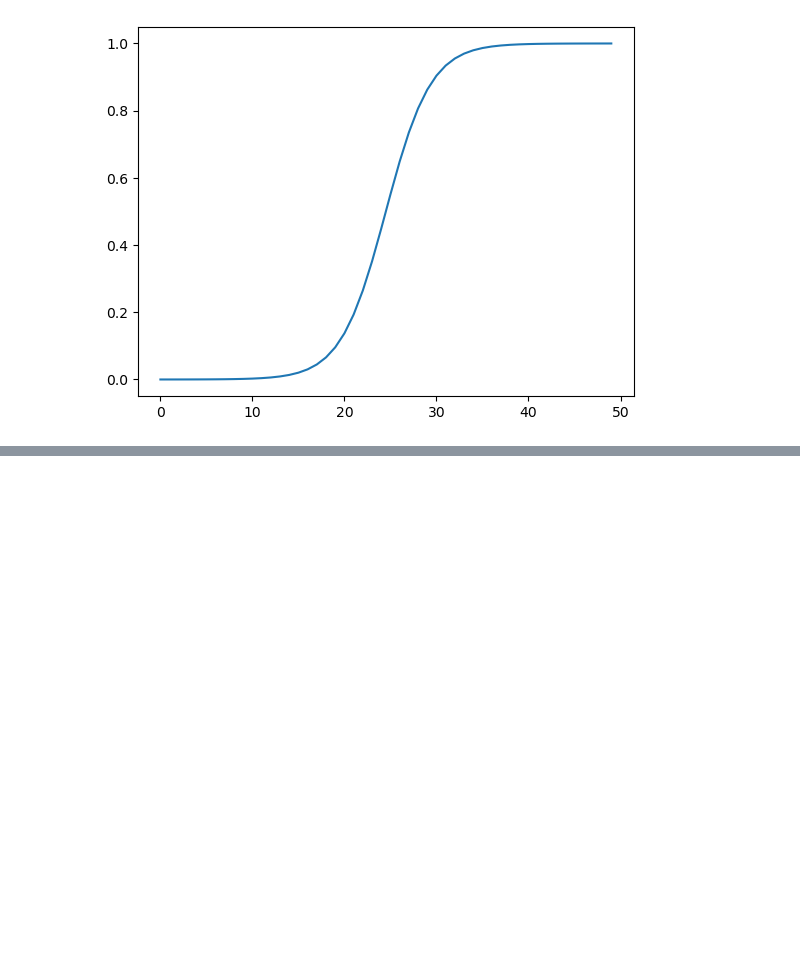
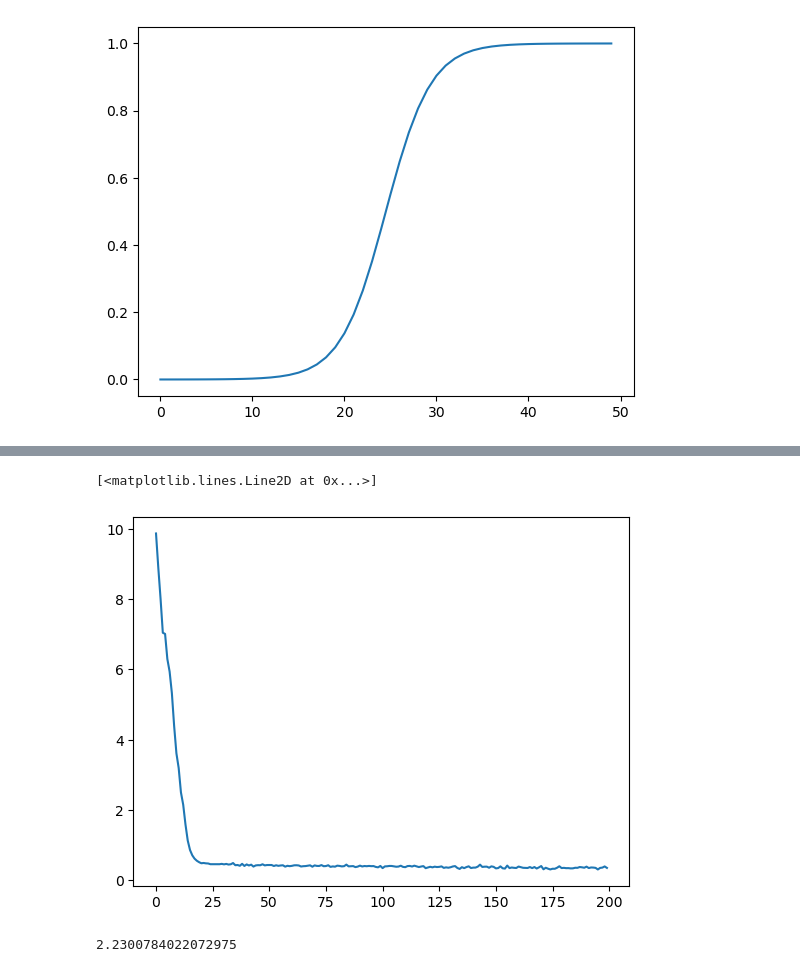
Before and after one commit to hivandu/AI_Cheats, a Jupyter notebook: Core foundations/09.ipynb, the cells around one changed output, grey strips where cells are left out. Cells and saved outputs as stored; diff of their text form; code cells hidden in the pictures; blank space fills up the shorter version.

```diff
--- a/Core foundations/09.ipynb
+++ b/Core foundations/09.ipynb
@@ -152,0 +153,9 @@ RM:6.319, LSTAT:11.1, EXPENSIVE:1, Predicated:0
+# %%
+%matplotlib inline
+
+import matplotlib.pyplot as plt
+
+plt.plot(losses)
+# %% [output]
+[<matplotlib.lines.Line2D at 0x...>]
+[figure, added]
@@ -152,0 +168,4 @@ RM:6.319, LSTAT:11.1, EXPENSIVE:1, Predicated:0
+# %%
+test_lose(true_label, predicate_1)
+# %% [output]
+2.2300784022072975
```
Also changed, not shown: parts of 4 cells of this notebook, 5 other files.
